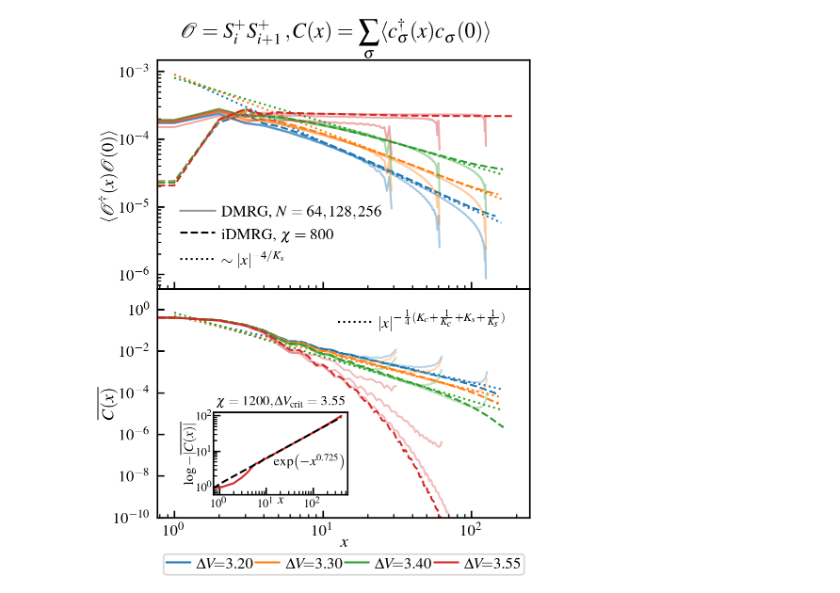
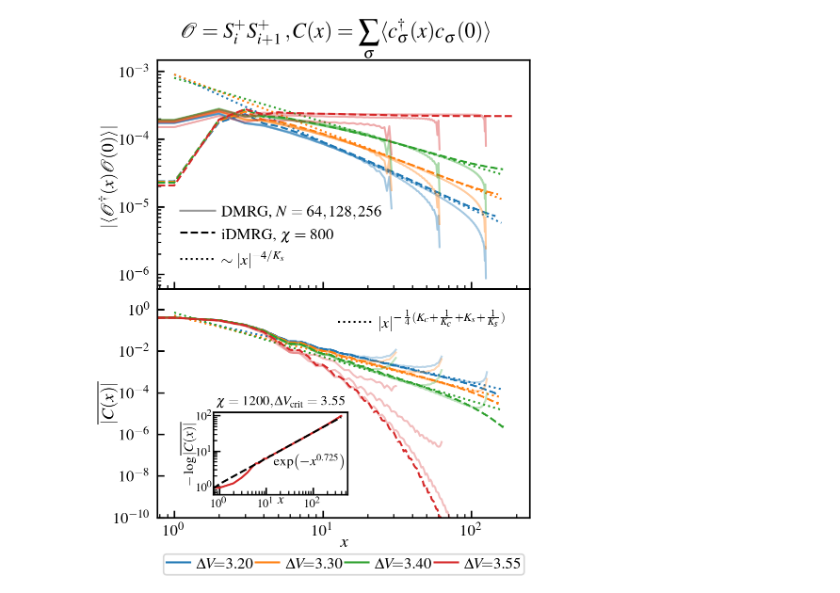
Before and after one commit to aravindhshankar/Spin1LongRangeOrder.jl, a Jupyter notebook: python/figmaker/combine_LRO_C.ipynb, the cells around one changed output. Saved outputs shown, nothing was run; the diff lists cells and outputs as text; code cells hidden in the pictures.

```diff
--- a/python/figmaker/combine_LRO_C.ipynb
+++ b/python/figmaker/combine_LRO_C.ipynb
@@ -55,7 +55,7 @@ for j, dVval in enumerate(dVvals):
             Kc, Ks = obs.ret_Kc_Ks_from_seldf(seldf)
             ax[0].plot(xarr, prefixes[j] * (xarr)**(-4/Ks), ls=':')
 
-ax[0].set_ylabel(r'$\langle \mathcal{O}^\dagger(x)\mathcal{O}(0)\rangle$',labelpad=1)
+ax[0].set_ylabel(r'$|\langle \mathcal{O}^\dagger(x)\mathcal{O}(0)\rangle|$',labelpad=1)
 ax[0].set_xlabel(r'$x$', labelpad=-2)
 ax[0].set_xscale('log')
 ax[0].set_yscale('log')
@@ -125,37 +125,37 @@ ax[1].legend(
     frameon=False, fancybox=False, borderpad=0.5, handlelength=2.2
 )
 
-ax[1].set_ylabel(r'$\overline{C(x)}$', labelpad=-2)
+ax[1].set_ylabel(r'$\overline{|C(x)|}$', labelpad=-2)
 ax[1].set_xlabel(r'$x$', labelpad=-2)
 ax[1].set_xscale('log')
 ax[1].set_yscale('log')
 ax[1].set_ylim(1e-10,None)
 
 chi = 1200
 axin1 = ax[1].inset_axes([0.15, 0.1, 0.36, 0.36])
 seldf_fes = df_fes[df_fes['chi'] == chi]
 xvals = np.arange(len(seldf_fes['electron_corr'].values[0]))
 yvals = np.abs(obs.denoise_rolling(np.abs(seldf_fes['electron_corr'].values[0]), 4))
 logyvals = -(np.log(yvals))
 fitwin = [10, 100]
 fs = slice(*fitwin)
 p, cov = np.polyfit(np.log(xvals[fs]), np.log(logyvals[fs]), 1, cov=True)
 m, c = p
 
 
 axin1.plot(xvals, logyvals, c='C3', alpha=1)
 axin1.plot(xvals, np.exp(m * np.log(xvals) + c), ls='--', c='k', alpha=1, label=rf'$\!\!\sim\!\!\exp\!|x|^{{{m:.3f}}}$')
 axin1.set_xscale('log')
 axin1.set_yscale('log')
 axin1.set_xlabel(r'$x$', labelpad=-8, fontsize=7)
-axin1.set_ylabel(r'$\log{-\overline{|C(x)|}}$', labelpad=0.0, fontsize=7)
+axin1.set_ylabel(r'$-\log{\overline{|C(x)|}}$', labelpad=0.0, fontsize=7)
 axin1.tick_params(axis='y', which='both', labelsize=6, pad=0)
 axin1.tick_params(axis='x', which='both', labelsize=6, pad=2)
 # axin1.set_title(rf'$\chi = 1200, m={{{m:.3f}}}$', fontsize=7, pad=2)
 axin1.set_title(r'$\chi = 1200, \Delta V_{\mathrm{crit}} = 3.55$', fontsize=7, pad=4)
 # axin1.legend(handlelength=1.5, handletextpad=0.1)
 axin1.text(0.45, 0.5, rf'$\exp(-x^{{{m:.3f}}})$', fontsize=7, transform=axin1.transAxes, va='top', ha='left')
 
 fig.savefig('figures/combined_LRO_C.pdf', bbox_inches='tight')
 # %% [output]
-[figure, old version]
+[figure, new version]
```
Also changed, not shown: 1 other file.
